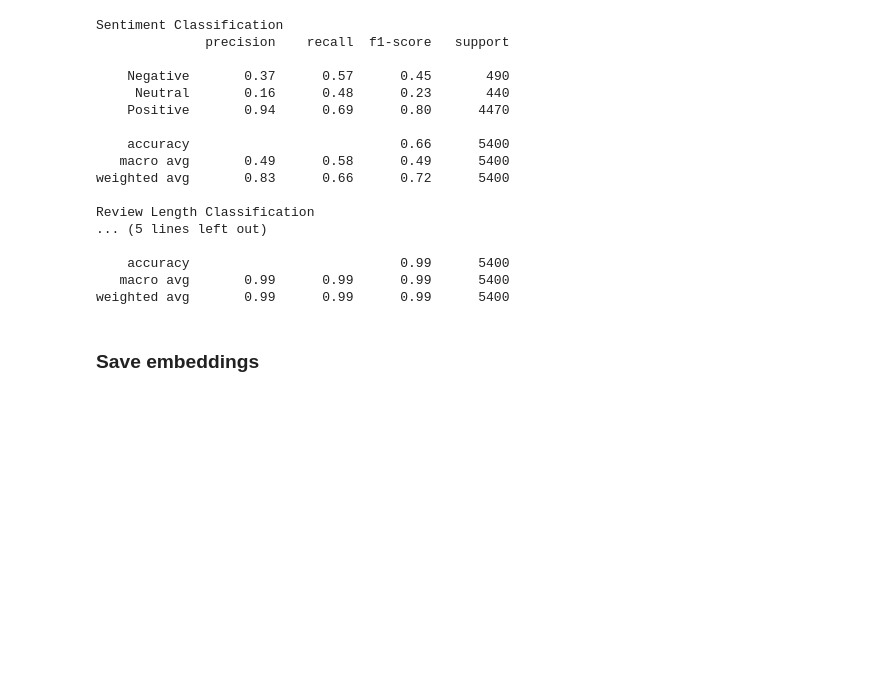
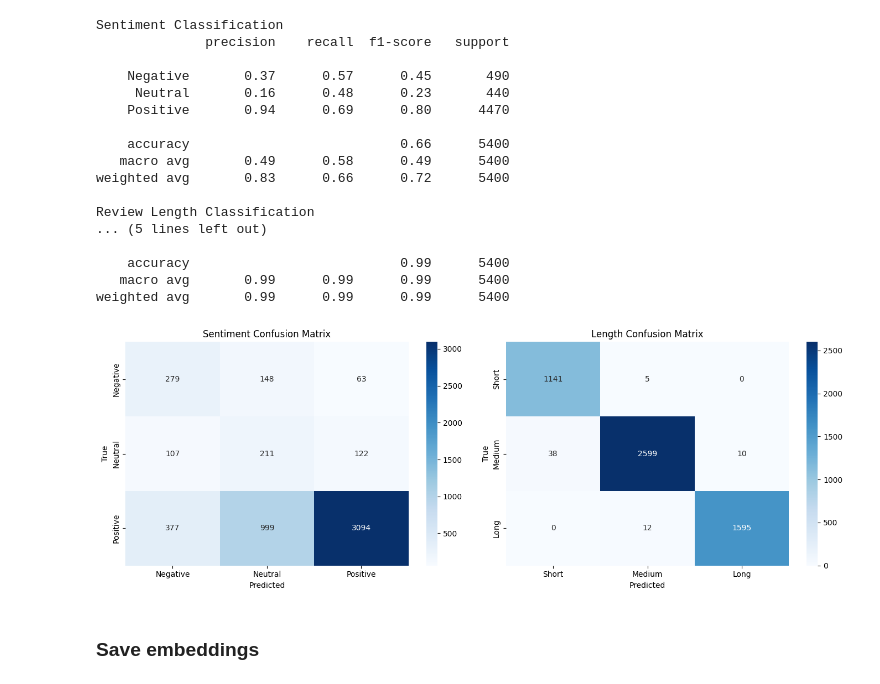
Before and after one commit to noorulhuda555/i23-2099_Assignment3_DS-B, a Jupyter notebook: i232099-NLP-Assignment3.ipynb, the cells around one changed output. Drawn from its saved outputs; the diff is of its cells as text; code cells hidden in the pictures; blank space fills up the shorter version.

```diff
--- a/i232099-NLP-Assignment3.ipynb
+++ b/i232099-NLP-Assignment3.ipynb
@@ -575,7 +613,7 @@ plt.show()
 ### Test Evaluation
 # %%
 
-model.load_state_dict(torch.load('best_encoder.pt', map_location=DEVICE))
+model.load_state_dict(torch.load('partA_checkpoints\\best_encoder.pt', map_location=DEVICE))
 model.eval()
 
 all_s_preds, all_s_true = [], []
@@ -619,6 +657,35 @@ Review Length Classification
     accuracy                           0.99      5400
    macro avg       0.99      0.99      0.99      5400
 weighted avg       0.99      0.99      0.99      5400
+# %%
+def plot_confusion_matrix(y_true, y_pred, target_names, title, ax):
+    cm = confusion_matrix(y_true, y_pred)
+    sns.heatmap(cm, annot=True, fmt='d', cmap='Blues', ax=ax,
+                xticklabels=target_names, yticklabels=target_names)
+    ax.set_title(title)
+    ax.set_xlabel('Predicted')
+    ax.set_ylabel('True')
+fig, (ax1, ax2) = plt.subplots(1, 2, figsize=(14, 5))
+
+plot_confusion_matrix(
+    all_s_true, all_s_preds,
+    ['Negative', 'Neutral', 'Positive'],
+    'Sentiment Confusion Matrix',
+    ax1
+)
+
+plot_confusion_matrix(
+    all_l_true, all_l_preds,
+    ['Short', 'Medium', 'Long'],
+    'Length Confusion Matrix',
+    ax2
+)
+
+plt.savefig('encoder_pred-vs-actual.png')
+plt.tight_layout()
+plt.show()
+# %% [output]
+[figure, added]
 # %% [markdown]
 ### Save embeddings
 # %%
```
Also changed, not shown: parts of 13 cells of this notebook.
